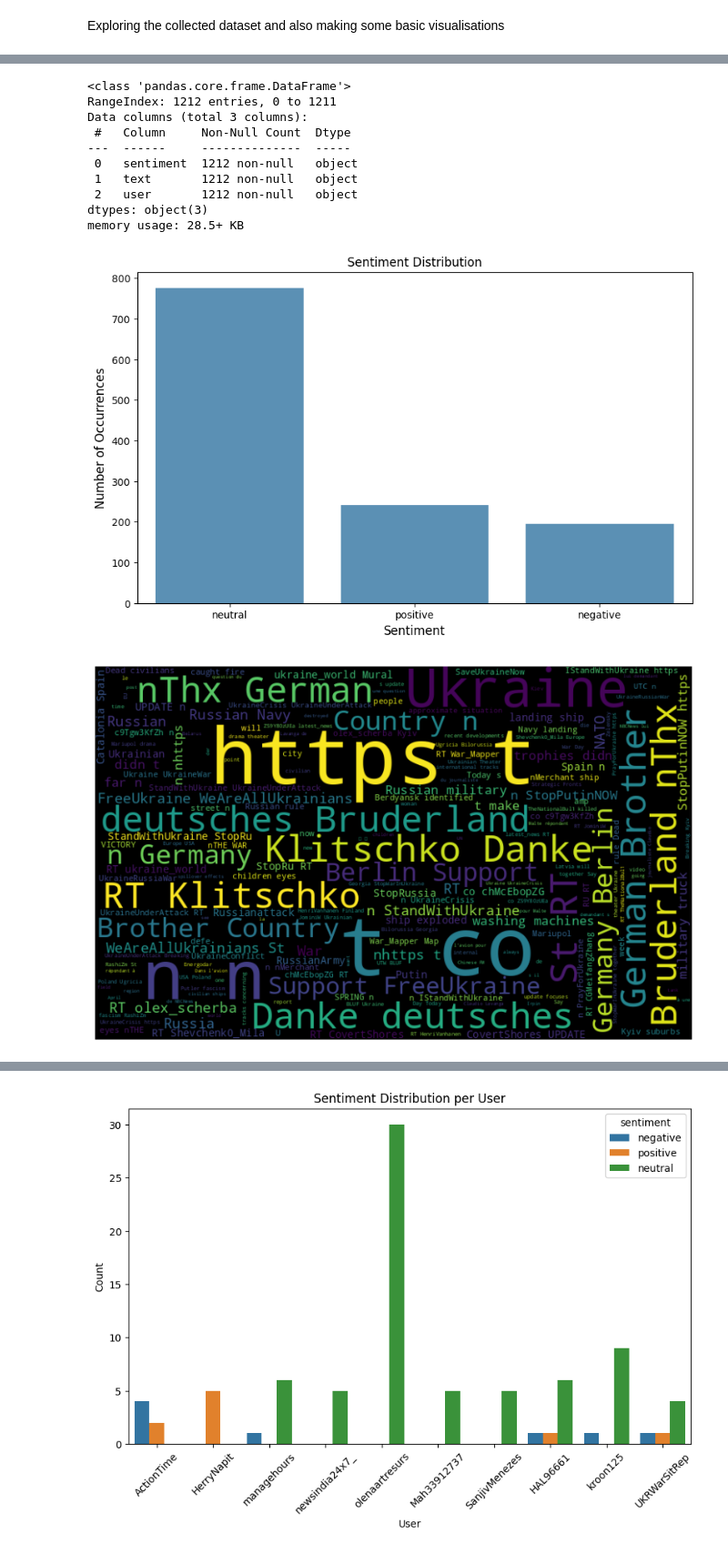
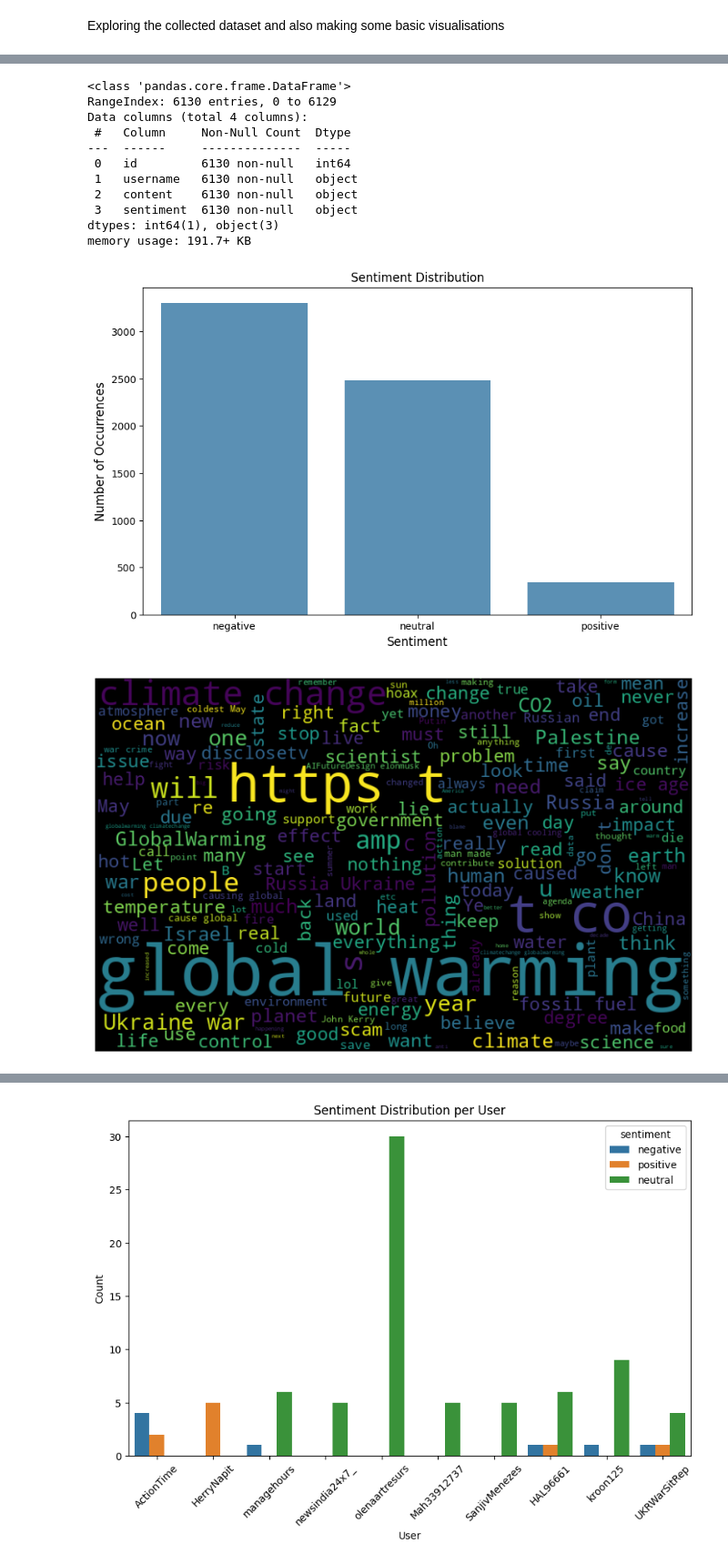
Before and after one commit to Bhavya1403/Sentiment-Analysis, a Jupyter notebook: notebooks/tfidf_complex_model.ipynb, the cells around one changed output, grey strips where cells are left out. Shown at 91% size. Saved outputs shown, nothing was run; the diff lists cells and outputs as text; code cells hidden in the pictures.

```diff
--- a/notebooks/tfidf_complex_model.ipynb
+++ b/notebooks/tfidf_complex_model.ipynb
@@ -7,7 +7,7 @@ import matplotlib.pyplot as plt
 import seaborn as sns
 from wordcloud import WordCloud
 
-filename = "../data/tweet.csv"
+filename = "../data/tweets_main_sentiment.csv"
 df = pd.read_csv(filename)
 # %%
 df
@@ -39,15 +43,16 @@ df.describe()
 df.info()
 # %% [output]
 <class 'pandas.core.frame.DataFrame'>
-RangeIndex: 1212 entries, 0 to 1211
-Data columns (total 3 columns):
+RangeIndex: 6130 entries, 0 to 6129
+Data columns (total 4 columns):
  #   Column     Non-Null Count  Dtype
 ---  ------     --------------  -----
- 0   sentiment  1212 non-null   object
- 1   text       1212 non-null   object
- 2   user       1212 non-null   object
-dtypes: object(3)
-memory usage: 28.5+ KB
+ 0   id         6130 non-null   int64
+ 1   username   6130 non-null   object
+ 2   content    6130 non-null   object
+ 3   sentiment  6130 non-null   object
+dtypes: int64(1), object(3)
+memory usage: 191.7+ KB
 # %%
 sentiment_counts = df['sentiment'].value_counts()
 
@@ -58,16 +63,16 @@ plt.ylabel('Number of Occurrences', fontsize=12)
 plt.xlabel('Sentiment', fontsize=12)
 plt.show()
 # %% [output]
-[figure, old version]
+[figure, new version]
 # %%
-all_text = ' '.join(df['text'])
+all_text = ' '.join(df['content'])
 
 wordcloud = WordCloud(width=800, height=500, random_state=21, max_font_size=110).generate(all_text)
 
 plt.figure(figsize=(10, 7))
 plt.imshow(wordcloud, interpolation="bilinear")
 plt.axis('off')
 plt.show()
 # %% [output]
-[figure, old version]
+[figure, new version]
 # %%
```
Also changed, not shown: parts of 15 cells of this notebook, 3 other files.
